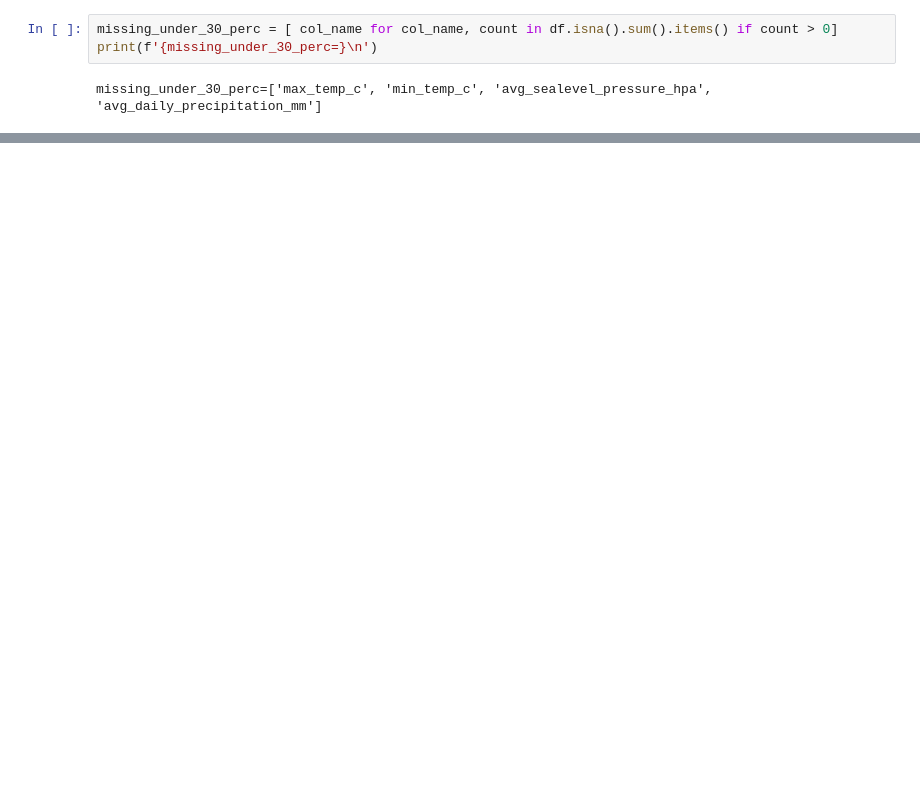
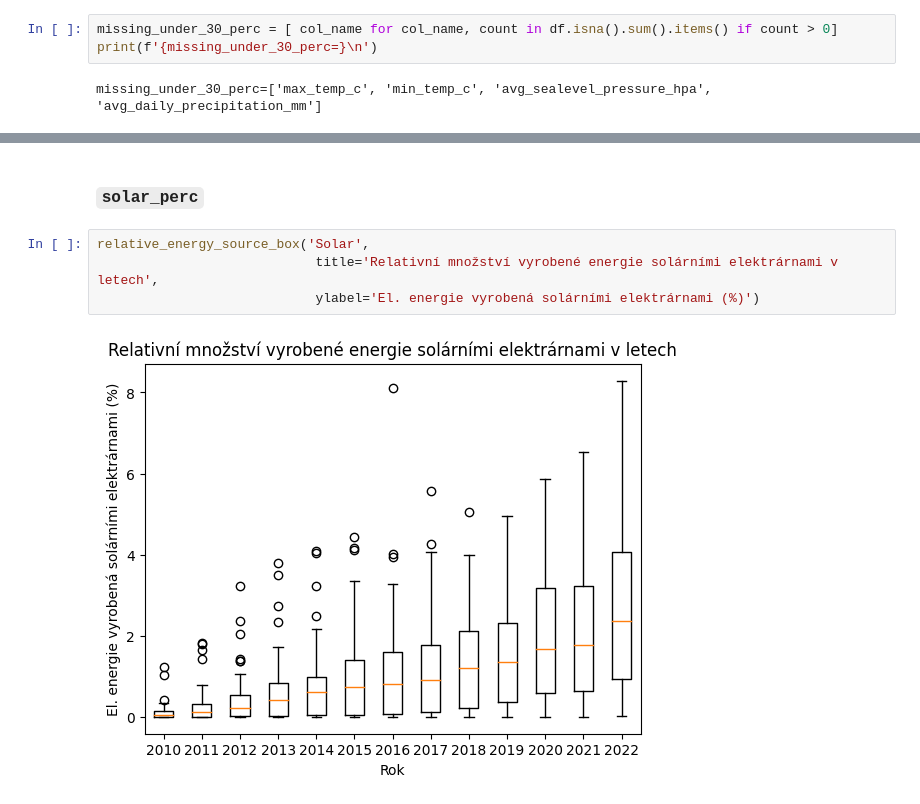
Before and after one commit to MrkMrk00/dzd-coursework, a Jupyter notebook: work.ipynb, the cells around one changed output, grey strips where cells are left out. Drawn from its saved outputs; the diff is of its cells as text; blank space fills up the shorter version.

```diff
--- a/work.ipynb
+++ b/work.ipynb
@@ -484,0 +509,8 @@ relative_energy_source_box('Coal',
+# %% [markdown]
+### `solar_perc`
+# %%
+relative_energy_source_box('Solar',
+                            title='Relativní množství vyrobené energie solárními elektrárnami v letech',
+                            ylabel='El. energie vyrobená solárními elektrárnami (%)')
+# %% [output]
+[figure, added]
```
Also changed, not shown: parts of 25 cells of this notebook.
